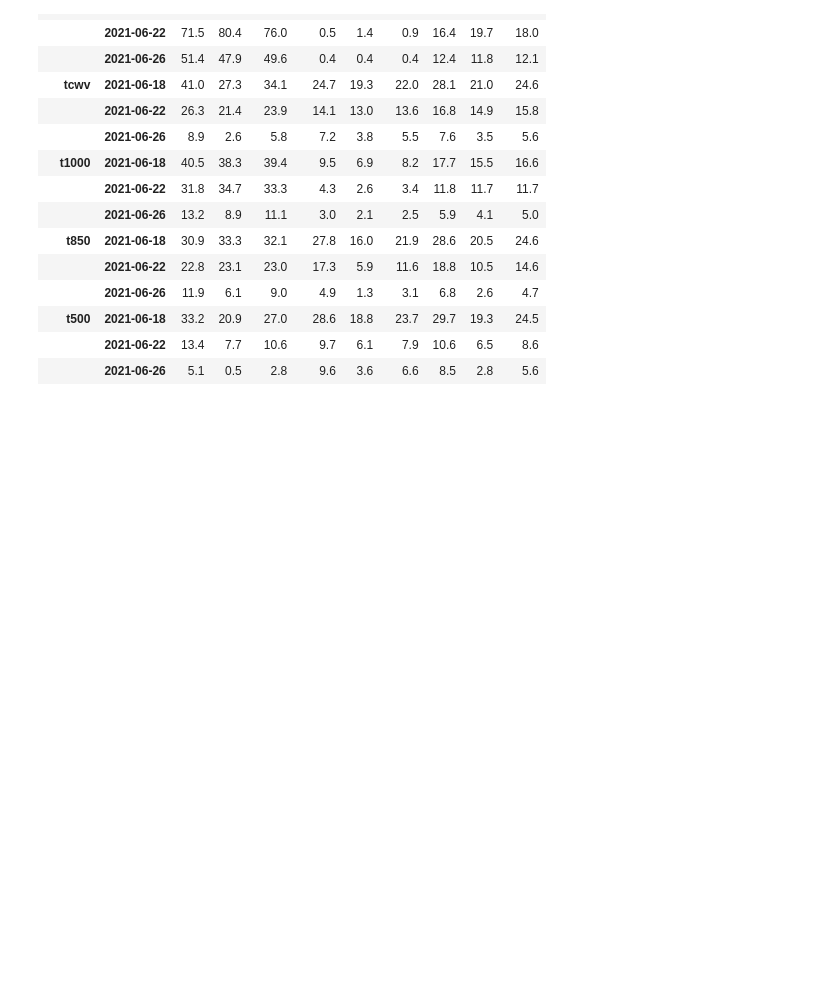
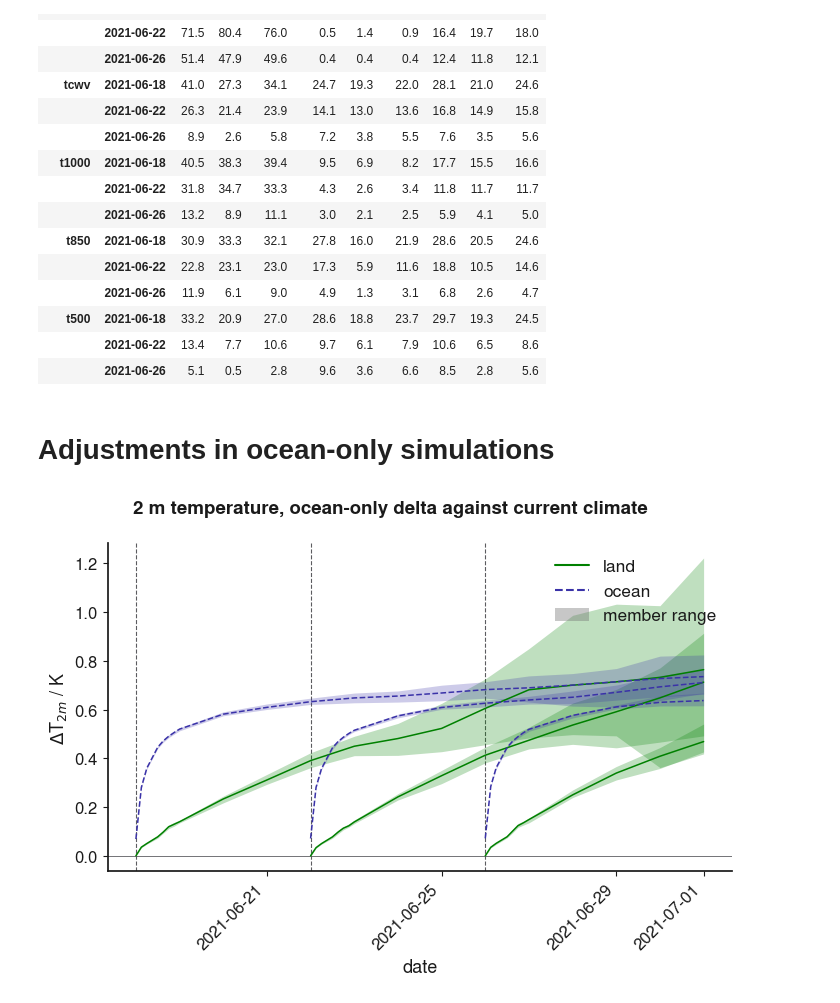
Before and after one commit to shirin-ermis/ATMICP, a Jupyter notebook: notebooks/12_adjustments.ipynb, the cells around one changed output. Cells and saved outputs as stored; diff of their text form; code cells hidden in the pictures; blank space fills up the shorter version.

```diff
--- a/notebooks/12_adjustments.ipynb
+++ b/notebooks/12_adjustments.ipynb
@@ -423,3 +427,5 @@ pct = xr.concat([pct, pct.mean('climate').expand_dims(climate=['mean'])], dim='c
 | t500 | 2021-06-18 | 33.2 | 20.9 | 27.0 | 28.6 | 18.8 | 23.7 | 29.7 | 19.3 | 24.5 |
 |  | 2021-06-22 | 13.4 | 7.7 | 10.6 | 9.7 | 6.1 | 7.9 | 10.6 | 6.5 | 8.6 |
 |  | 2021-06-26 | 5.1 | 0.5 | 2.8 | 9.6 | 3.6 | 6.6 | 8.5 | 2.8 | 5.6 |
+# %% [markdown]
+# Adjustments in ocean-only simulations
@@ -425,0 +449,57 @@ pct = xr.concat([pct, pct.mean('climate').expand_dims(climate=['mean'])], dim='c
+# %%
+# t2m delta of the ocean-only runs against (curr, none), global band, pi and incr averaged per member
+adj_t2m = (band_surface_mean(delta_full(ifs_sfc, ['pi', 'incr'], ['ocean'], var='t2m',
+                                        keep_members=True)
+                             .sel(perturbation='ocean', drop=True))
+           .sel(band='global', surface=['land', 'ocean']).drop_vars('band').compute()
+           .dropna('time', how='all').dropna('inidate', how='all').mean('climate'))
+# %%
+SURFACE_COLOR = {'land': 'green', 'ocean': atmicp.style.accent('indigo')}
+
+adj = adj_t2m
+
+fig, ax = plt.subplots(figsize=(1 * atmicp.style.REF_WIDTH, 0.7 * atmicp.style.REF_WIDTH))
+
+fs_title = atmicp.style.scaled(atmicp.style.FS_TITLE, fig)+4
+fs_label = atmicp.style.scaled(atmicp.style.FS_LABEL, fig)+4
+fs_tick = atmicp.style.scaled(atmicp.style.FS_TICK, fig)+4
+fs_annot = atmicp.style.scaled(atmicp.style.FS_ANNOT, fig)+4
+
+for surface in adj.surface.values:
+    for inidate in adj.inidate.values:
+        s = adj.sel(surface=surface, inidate=inidate).dropna('time', how='all')
+        ax.fill_between(s.time.values, s.min('number'), s.max('number'),
+                        color=SURFACE_COLOR[surface], alpha=0.25, linewidth=0, zorder=1)
+        ax.plot(s.time.values, s.mean('number'), color=SURFACE_COLOR[surface],
+                linestyle=REGION_LS[surface], linewidth=1.1, zorder=2)
+
+ax.axhline(0, color=atmicp.style.MUTED, linewidth=0.6, zorder=0)
+for inidate in adj.inidate.values:
+    ax.axvline(inidate, color=atmicp.style.MUTED, linestyle='--',
+               linewidth=0.8, zorder=0)
+ax.set_ylabel(AXIS_LABEL['t2m'], fontsize=fs_label)
+ax.set_xlabel('date', fontsize=fs_label)
+ax.tick_params(axis='both', which='major', labelsize=fs_tick,
+               bottom=True, left=True, direction='out',
+               length=atmicp.style.scaled(3.5, fig),
+               width=atmicp.style.scaled(0.8, fig),
+               color=atmicp.style.INK)
+ax.xaxis.set_major_locator(mdates.AutoDateLocator(maxticks=6))
+ax.xaxis.set_major_formatter(mdates.DateFormatter('%Y-%m-%d'))
+plt.setp(ax.get_xticklabels(), rotation=45, ha='right')
+sns.despine(fig=fig)
+
+ax.legend(handles=[mlines.Line2D([], [], color=SURFACE_COLOR[surface],
+                                 linestyle=REGION_LS[surface], label=surface)
+                   for surface in ['land', 'ocean']]
+                  + [mpatches.Patch(color='0.45', alpha=0.4, linewidth=0, label='member range')],
+          loc='upper right', frameon=False, fontsize=fs_annot)
+
+fig.suptitle('2 m temperature, ocean-only delta against current climate',
+             fontsize=fs_title, fontweight='bold')
+fig.tight_layout()
+
+atmicp.style.save(fig, '12_adjustment_ocean_t2m_mean', dpi=600)
+plt.show()
+# %% [output]
+[figure, added]
```
Also changed, not shown: parts of 7 cells of this notebook, 16 other files.
